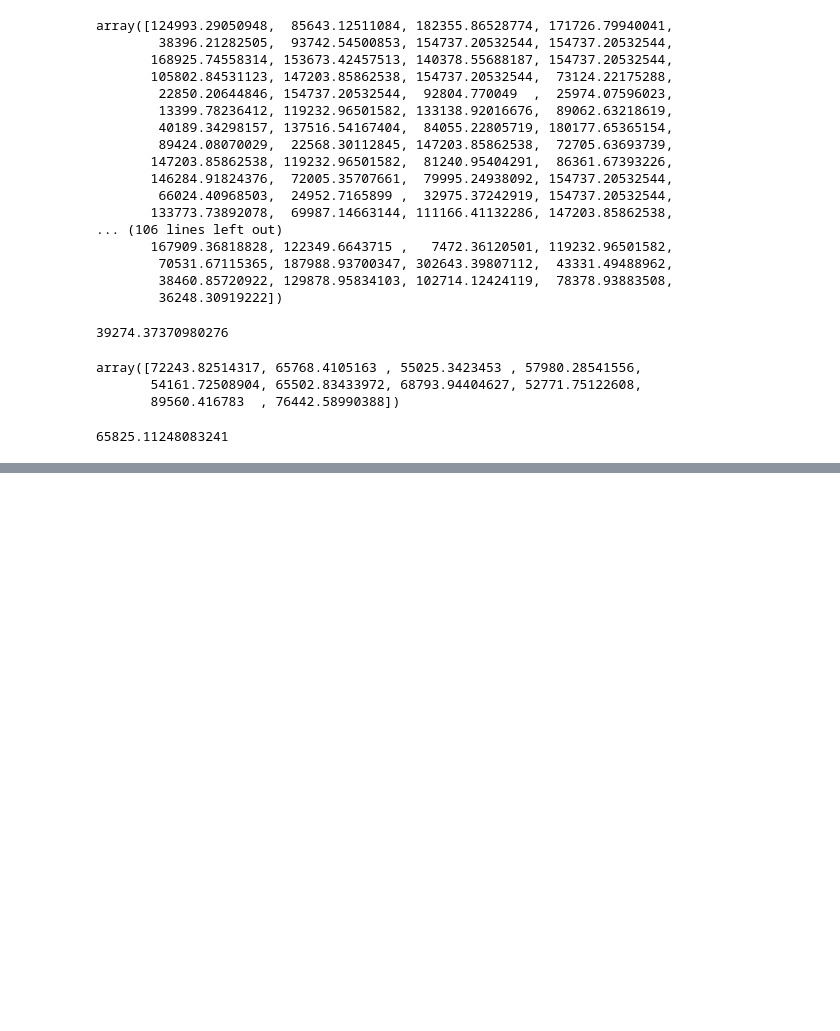
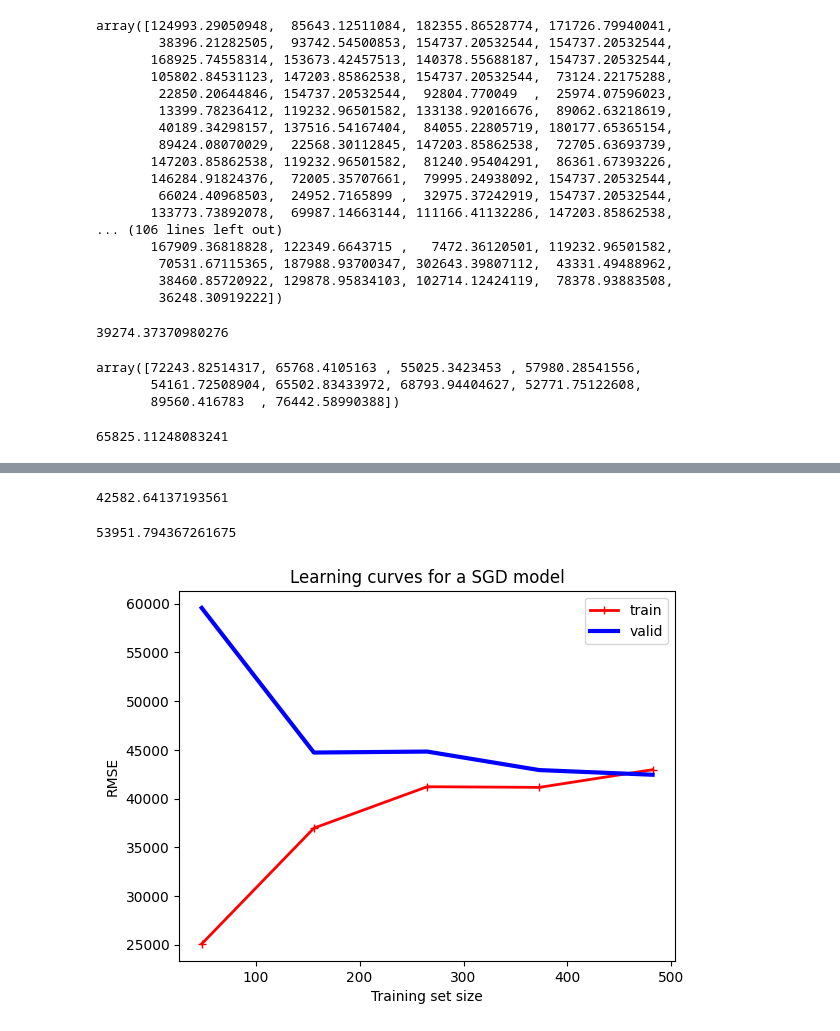
Before and after one commit to chriscolomb/seng474-project, a Jupyter notebook: notebook.ipynb, the cells around one changed output, grey strips where cells are left out. Drawn from its saved outputs; the diff is of its cells as text; code cells hidden in the pictures; blank space fills up the shorter version.

Commit message:
Added SGD, Ridge, and Learning Curve

```diff
--- a/notebook.ipynb
+++ b/notebook.ipynb
@@ -507,0 +511,33 @@ np.mean(forest_rmses)
+# %%
+from sklearn.linear_model import SGDRegressor
+
+sgd_reg = make_pipeline(preprocessing, SGDRegressor(max_iter=1000, tol=1e-3))
+sgd_rmses = -cross_val_score(sgd_reg, ds, ds_labels, scoring="neg_root_mean_squared_error", cv=200)
+np.mean(sgd_rmses)
+# %% [output]
+42582.64137193561
+# %%
+from sklearn.linear_model import Ridge
+
+ridge_reg = make_pipeline(preprocessing, Ridge(alpha=1.0))
+ridge_rmses = -cross_val_score(ridge_reg, ds, ds_labels, scoring="neg_root_mean_squared_error", cv=10)
+np.mean(ridge_rmses)
+# %% [output]
+53951.794367261675
+# %%
+from sklearn.model_selection import learning_curve
+
+train_sizes, train_scores, test_scores = learning_curve(estimator=sgd_reg, X=ds, y=ds_labels, cv=200, scoring='neg_root_mean_squared_error')
+
+train_scores_mean = -np.mean(train_scores, axis=1)
+test_scores_mean = -np.mean(test_scores, axis=1)
+
+plt.plot(train_sizes, train_scores_mean, "r-+", linewidth=2, label="train")
+plt.plot(train_sizes, test_scores_mean, "b-", linewidth=3, label="valid")
+plt.ylabel('RMSE')
+plt.xlabel('Training set size')
+plt.title('Learning curves for a SGD model')
+plt.legend()
+plt.show()
+# %% [output]
+[figure, added]
```
Also changed, not shown: parts of 4 cells of this notebook.
